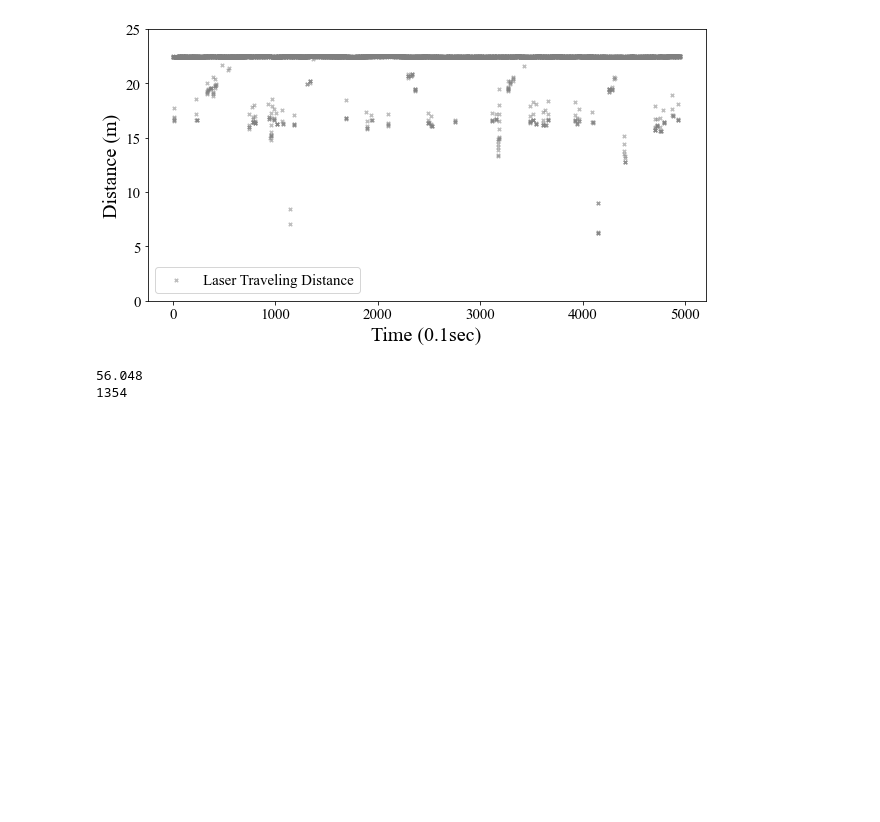
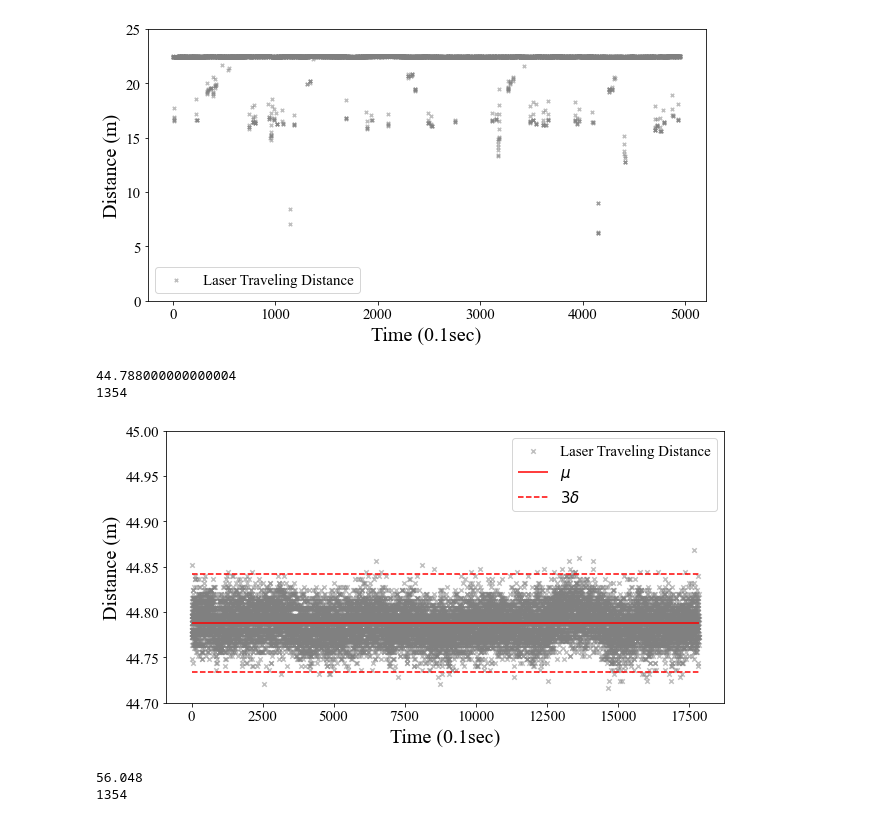
Before and after one commit to jksdbks123/Lidar-Tracker, a Jupyter notebook: LiDAR_Tracker_Project_v3.0/Paper.ipynb, the cells around one changed output. Drawn from its saved outputs; the diff is of its cells as text; code cells hidden in the pictures; blank space fills up the shorter version.

```diff
--- a/LiDAR_Tracker_Project_v3.0/Paper.ipynb
+++ b/LiDAR_Tracker_Project_v3.0/Paper.ipynb
@@ -22,7 +23,7 @@ Jupyter environment detected. Enabling Open3D WebVisualizer.
 # %%
 aggregated_map = []
 Inten_maps = []
-pcap_path = r'D:\LiDAR_Data\MidTown\California\Fri\2021-12-9-11-0-0.pcap'
+pcap_path = r'D:\LiDAR_Data\MidTown\California\2021-12-10-21-0-0.pcap'
 end_frame = 18000
 lidar_reader = TDmapLoader(pcap_path)
 frame_gen = lidar_reader.frame_gen()
@@ -197,3 +168,27 @@ theta_raw = np.array([[-25,1.4],[-1,-4.2],[-1.667,1.4],[-15.639,-1.4],
+# %%
+laser_id = 5
+azimuth_channel = 1354
+print(np.median(aggregated_map[:,laser_id,azimuth_channel]))
+print(azimuth_channel)
+temp = aggregated_map[:,laser_id,azimuth_channel].copy()
+plt.figure(figsize=(10,5))
+plt.scatter(np.arange(len(temp)),temp,s = 20, marker = 'x', label = "Laser Traveling Distance", c = 'gray', alpha = 0.5)
+test = temp[(temp >44.7)&(temp < 44.9)]
+plt.hlines(test.mean(),0,len(temp),color = 'r',label = '$\mu$')
+plt.hlines(test.mean() + 3*test.std(),0,len(temp),color = 'r',label = '$3\delta$',linestyles = 'dashed')
+plt.hlines(test.mean() - 3*test.std(),0,len(temp),color = 'r',linestyles = 'dashed')
+plt.legend(fontsize = 15)
+plt.yticks(fontsize = 15)
+plt.xticks(fontsize = 15)
+plt.ylabel('Distance (m)',fontsize = 20)
+plt.xlabel('Time (0.1sec)',fontsize = 20)
+plt.ylim(44.7,45)
+plt.savefig(r'C:\Users\zhChe\OneDrive - nevada.unr.edu\ITSmanuscript\Figs\DsWidth.tif',dpi = 600)
+plt.show()
+# %% [output]
+44.788000000000004
+1354
+[figure, added]
 # %%
 laser_id = 16
 azimuth_channel = 1354
```
Also changed, not shown: parts of 59 cells of this notebook, 2 other files.
